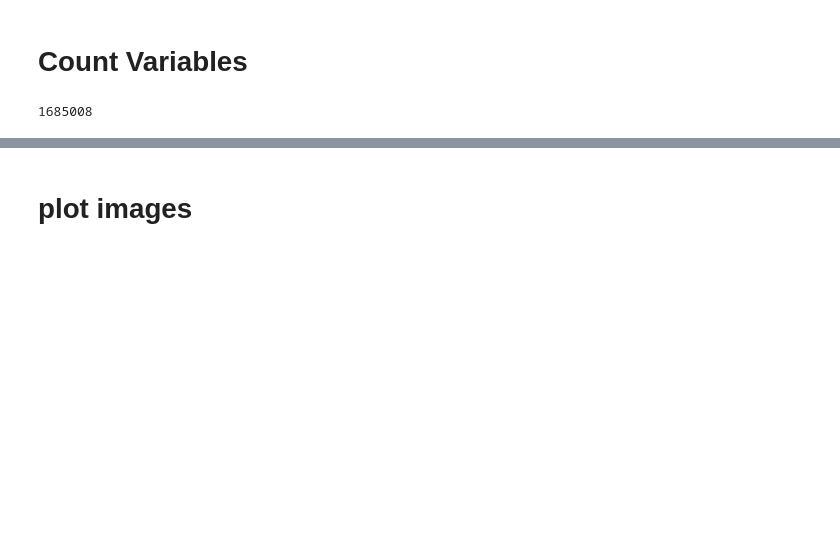
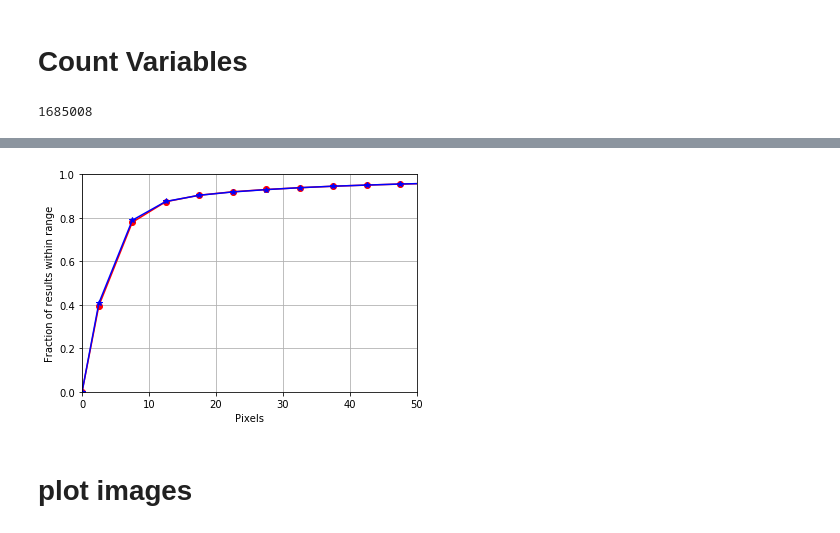
Before and after one commit to rainoa/StixelNetOptimization, a Jupyter notebook: StixelNet_train_and_eval_mobilenetV2.ipynb, the cells around one changed output, grey strips where cells are left out. Drawn from its saved outputs; the diff is of its cells as text; code cells hidden in the pictures; blank space fills up the shorter version.

```diff
--- a/StixelNet_train_and_eval_mobilenetV2.ipynb
+++ b/StixelNet_train_and_eval_mobilenetV2.ipynb
@@ -708,8 +708,8 @@ predictions
 # %% [output]
 <generator object Estimator.predict at 0x...>
 # %%
-cls_pred = np.array(list(predictions))
-len(cls_pred)
+cls_pred_v2_7_3 = np.array(list(predictions))
+len(cls_pred_v2_7_3)
 # %% [output]
 @@@
 (TensorShape([Dimension(64), Dimension(None), Dimension(None), Dimension(3)]), TensorShape([Dimension(64)]))
@@ -983,5 +983,17 @@ print(total_parameters)
 pred_3_3_df = pd.read_csv('preds_3x3_V2.csv')
 preds_3_3 = list(pred_3_3_df['preds_3x3_V2'])
 
+pred_7_3_df = pd.read_csv('preds_7x3_V2.csv')
+preds_7_3 = list(pred_7_3_df['preds_7x3_V2'])
+
 GT47_df = pd.read_csv('GT_noa.csv')
-GT47 = list(GT47_df['GT_noa'])
+# print(GT47_df.head())
+GT47_V2 = list(GT47_df['GT_noa'])
+
+GT47_V1_df = pd.read_csv('VAL_GT_v1_47.csv')
+# print(GT47_V1_df.head())
+GT47_V1 = list(GT47_V1_df['GT'])
+
+pred_V1_df = pd.read_csv('PREDS_v1_47.csv')
+# print(pred_V1_df)
+preds_V1 = list(pred_V1_df['preds_v1_47'])
@@ -988,3 +1020,30 @@ GT47 = list(GT47_df['GT_noa'])
+# %%
+# v2, kernels 3x3
+x_v2_3_3,y_v2_3_3 = calculate_AUC_fast(y_pred_cls=preds_3_3, GT=GT47_V2, num_classes=47)
+x_v2_3_3 = np.insert(x_v2_3_3, 0, 0)
+y_v2_3_3 = np.insert(y_v2_3_3, 0, 0)
+
+# v2, kernels 7x3
+x_v2_7_3,y_v2_7_3 = calculate_AUC_fast(y_pred_cls=preds_7_3, GT=GT47_V2, num_classes=47)
+x_v2_7_3 = np.insert(x_v2_7_3, 0, 0)
+y_v2_7_3 = np.insert(y_v2_7_3, 0, 0)
+
+# v1
+# x_v1,y_v1 = calculate_AUC_fast(y_pred_cls=preds_V1, GT=GT47_V1, num_classes=47)
+# x_v1 = np.insert(x_v1, 0, 0)
+# y_v1 = np.insert(y_v1, 0, 0)
+# %%
+plt.figure(3)
+
+plt.plot(x_v2_7_3,y_v2_7_3,marker='o', color = 'r')
+plt.plot(x_v2_3_3,y_v2_3_3,marker='*', color = 'b')
+plt.xlabel('Pixels')
+plt.ylabel('Fraction of results within range')
+plt.xlim(0,50)
+plt.ylim(0,1)
+plt.grid(True)
+# %% [output]
+[figure, added]
 # %% [markdown]
 # plot images
 # %%
```
Also changed, not shown: parts of 7 cells of this notebook, 1 other file.
